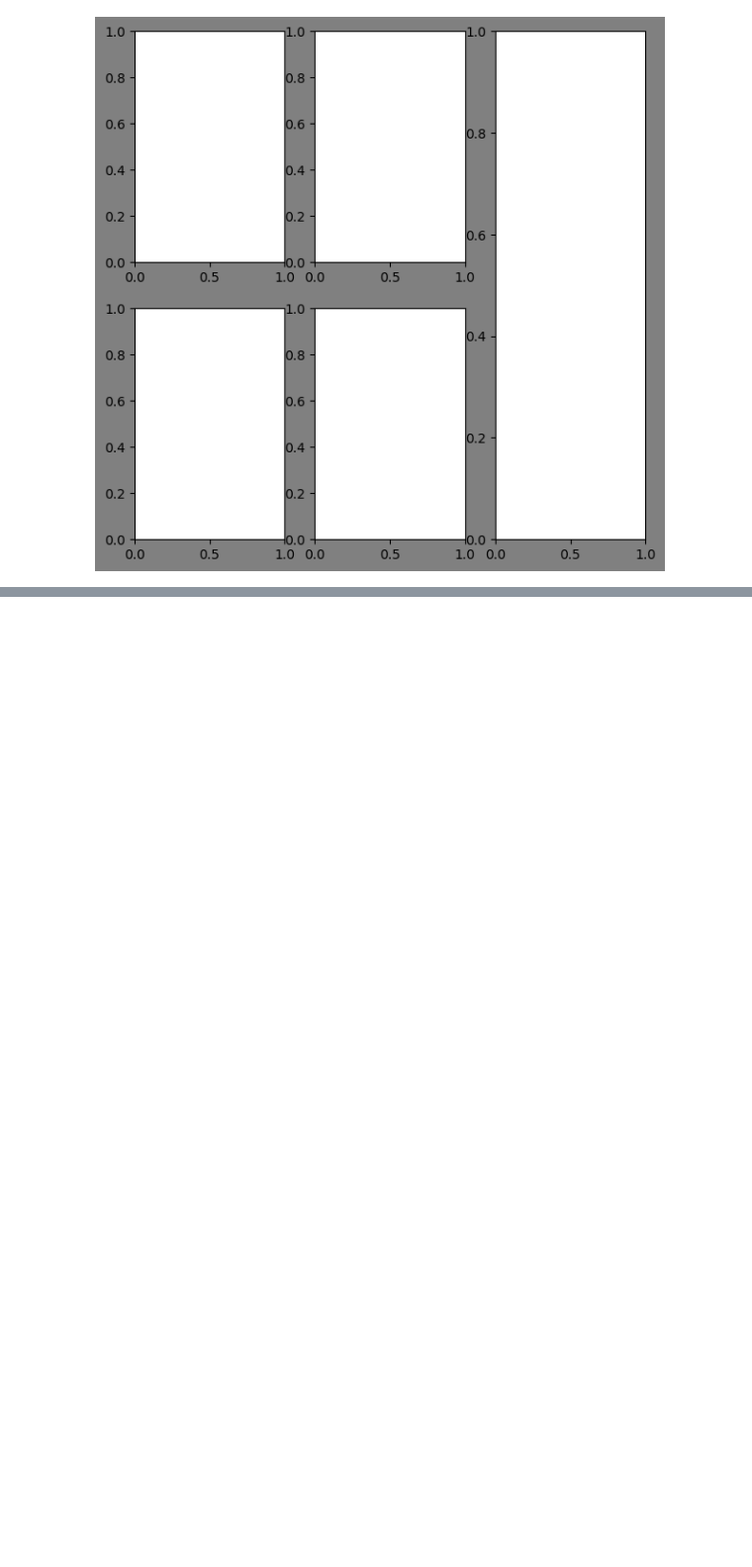
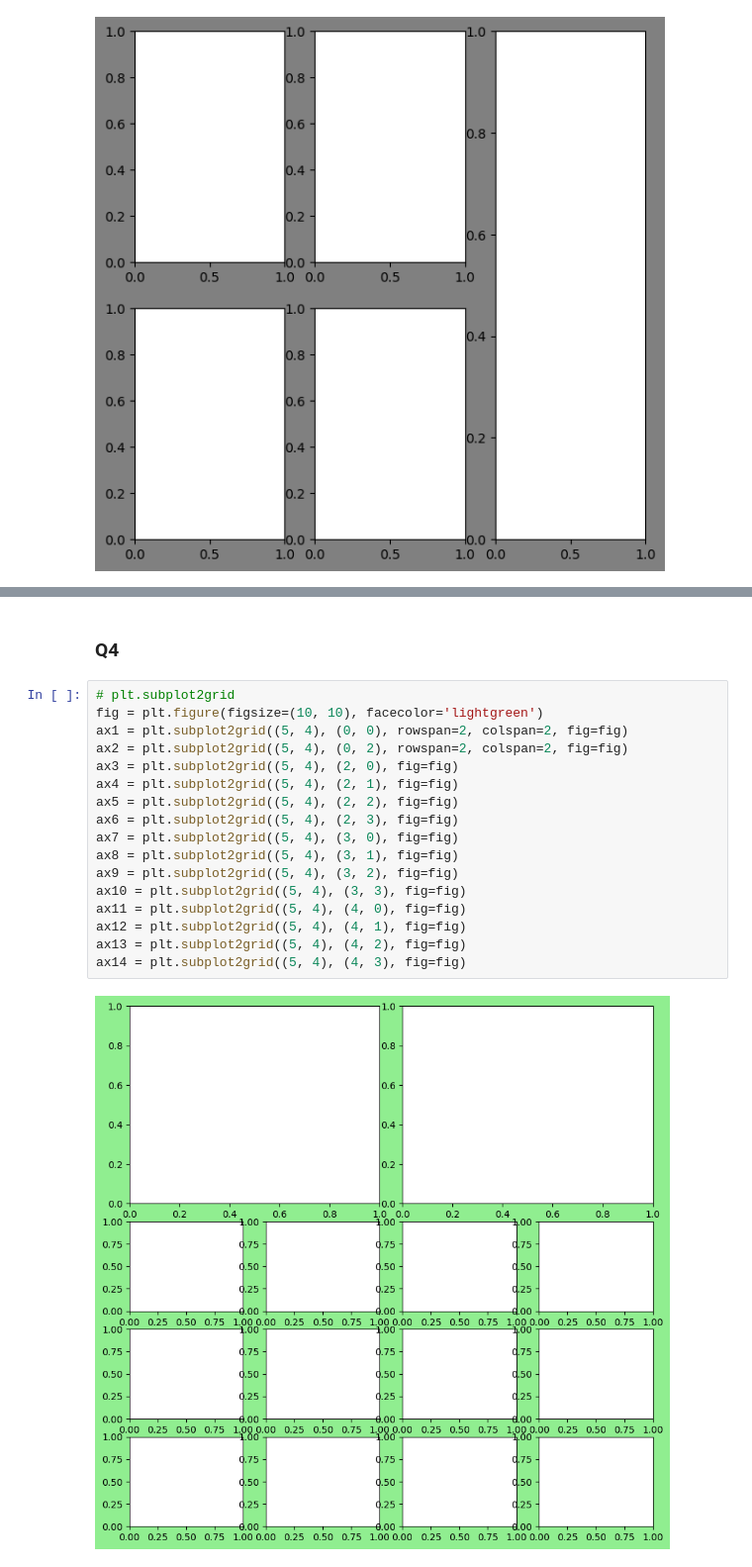
Before and after one commit to scarypillowz/Matplotlib, a Jupyter notebook: matplotlib 기초.ipynb, the cells around one changed output, grey strips where cells are left out. Shown at 99% size. Saved outputs shown, nothing was run; the diff lists cells and outputs as text; blank space fills up the shorter version.

```diff
--- a/matplotlib 기초.ipynb
+++ b/matplotlib 기초.ipynb
@@ -149,0 +220,21 @@ ax5 = plt.subplot2grid((3, 3), (2, 1), fig=fig)
+# %% [markdown]
+### Q4
+# %%
+# plt.subplot2grid
+fig = plt.figure(figsize=(10, 10), facecolor='lightgreen')
+ax1 = plt.subplot2grid((5, 4), (0, 0), rowspan=2, colspan=2, fig=fig)
+ax2 = plt.subplot2grid((5, 4), (0, 2), rowspan=2, colspan=2, fig=fig)
+ax3 = plt.subplot2grid((5, 4), (2, 0), fig=fig)
+ax4 = plt.subplot2grid((5, 4), (2, 1), fig=fig)
+ax5 = plt.subplot2grid((5, 4), (2, 2), fig=fig)
+ax6 = plt.subplot2grid((5, 4), (2, 3), fig=fig)
+ax7 = plt.subplot2grid((5, 4), (3, 0), fig=fig)
+ax8 = plt.subplot2grid((5, 4), (3, 1), fig=fig)
+ax9 = plt.subplot2grid((5, 4), (3, 2), fig=fig)
+ax10 = plt.subplot2grid((5, 4), (3, 3), fig=fig)
+ax11 = plt.subplot2grid((5, 4), (4, 0), fig=fig)
+ax12 = plt.subplot2grid((5, 4), (4, 1), fig=fig)
+ax13 = plt.subplot2grid((5, 4), (4, 2), fig=fig)
+ax14 = plt.subplot2grid((5, 4), (4, 3), fig=fig)
+# %% [output]
+[figure, added]
```
Also changed, not shown: parts of 30 cells of this notebook.
